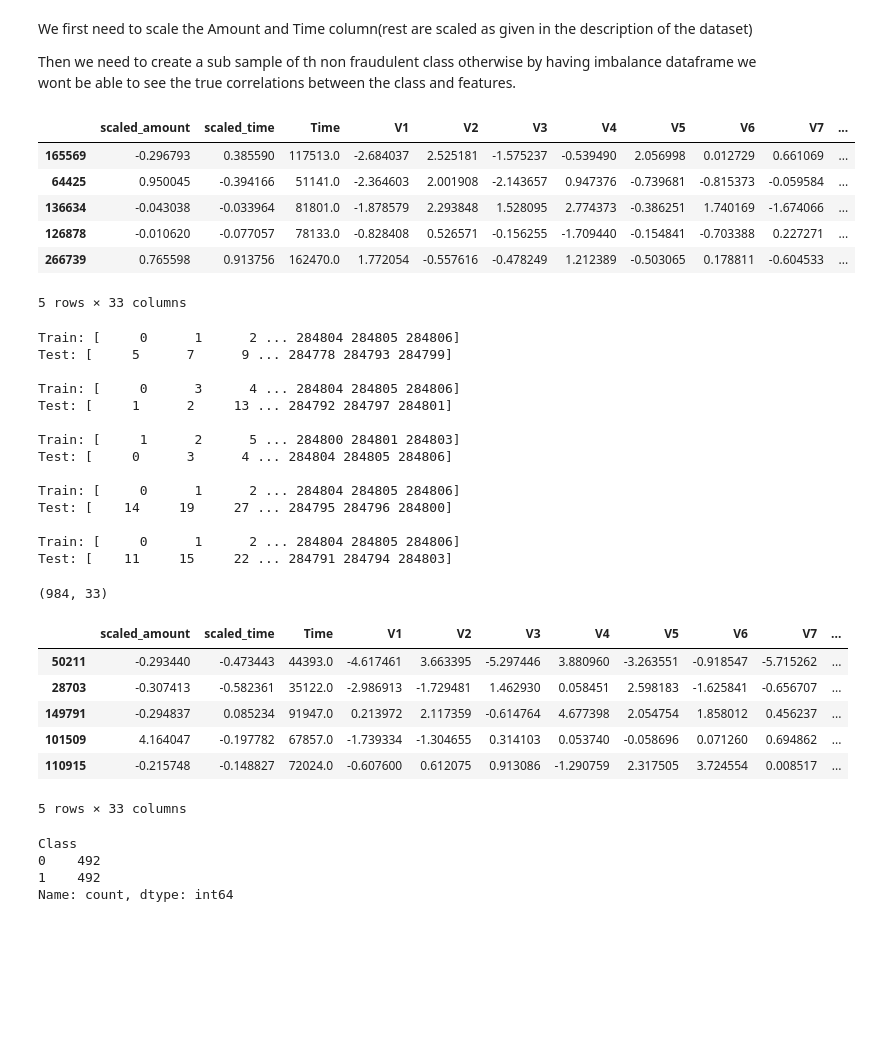
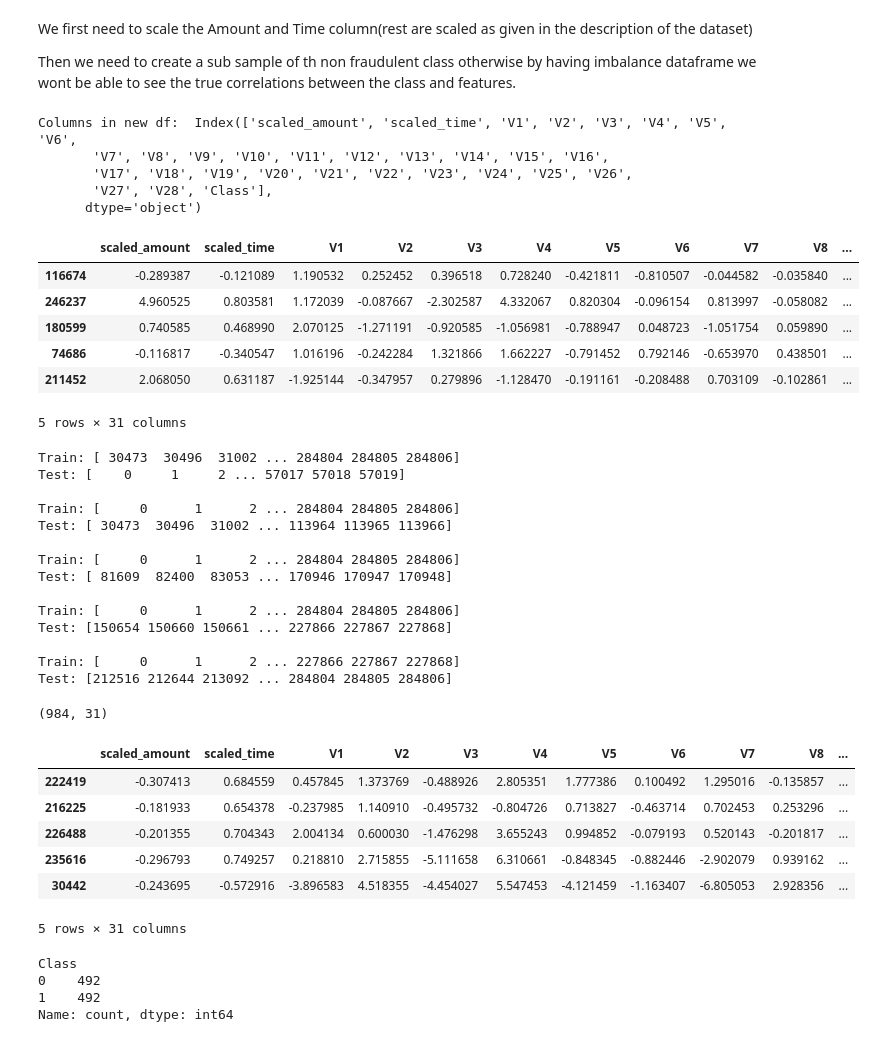
Before and after one commit to harshitaphadtare/credit-fraud, a Jupyter notebook: main.ipynb, the cells around one changed output. Saved outputs shown, nothing was run; the diff lists cells and outputs as text; code cells hidden in the pictures; blank space fills up the shorter version.

Commit message:
started model training

```diff
--- a/main.ipynb
+++ b/main.ipynb
@@ -110,26 +110,33 @@ scaler = RobustScaler()
 # %%
 scaled_amount = scaler.fit_transform(df['Amount'].values.reshape(-1,1))
 scaled_time = scaler.fit_transform(df['Time'].values.reshape(-1,1))
 
 df.insert(0,'scaled_amount',scaled_amount)
 df.insert(1,'scaled_time',scaled_time)
+df.drop(columns=['Amount','Time'],axis=1,inplace=True)
 
+print("Columns in new df: ",df.columns,"\n\n")
 df.sample(5)
 # %% [output]
+Columns in new df:  Index(['scaled_amount', 'scaled_time', 'V1', 'V2', 'V3', 'V4', 'V5', 'V6',
+       'V7', 'V8', 'V9', 'V10', 'V11', 'V12', 'V13', 'V14', 'V15', 'V16',
+       'V17', 'V18', 'V19', 'V20', 'V21', 'V22', 'V23', 'V24', 'V25', 'V26',
+       'V27', 'V28', 'Class'],
+      dtype='object')
-|  | scaled_amount | scaled_time | Time | V1 | V2 | V3 | V4 | V5 | V6 | V7 | ... |
-| 165569 | -0.296793 | 0.385590 | 117513.0 | -2.684037 | 2.525181 | -1.575237 | -0.539490 | 2.056998 | 0.012729 | 0.661069 | ... |
-| 64425 | 0.950045 | -0.394166 | 51141.0 | -2.364603 | 2.001908 | -2.143657 | 0.947376 | -0.739681 | -0.815373 | -0.059584 | ... |
-| 136634 | -0.043038 | -0.033964 | 81801.0 | -1.878579 | 2.293848 | 1.528095 | 2.774373 | -0.386251 | 1.740169 | -1.674066 | ... |
-| 126878 | -0.010620 | -0.077057 | 78133.0 | -0.828408 | 0.526571 | -0.156255 | -1.709440 | -0.154841 | -0.703388 | 0.227271 | ... |
-| 266739 | 0.765598 | 0.913756 | 162470.0 | 1.772054 | -0.557616 | -0.478249 | 1.212389 | -0.503065 | 0.178811 | -0.604533 | ... |
+|  | scaled_amount | scaled_time | V1 | V2 | V3 | V4 | V5 | V6 | V7 | V8 | ... |
+| 116674 | -0.289387 | -0.121089 | 1.190532 | 0.252452 | 0.396518 | 0.728240 | -0.421811 | -0.810507 | -0.044582 | -0.035840 | ... |
+| 246237 | 4.960525 | 0.803581 | 1.172039 | -0.087667 | -2.302587 | 4.332067 | 0.820304 | -0.096154 | 0.813997 | -0.058082 | ... |
+| 180599 | 0.740585 | 0.468990 | 2.070125 | -1.271191 | -0.920585 | -1.056981 | -0.788947 | 0.048723 | -1.051754 | 0.059890 | ... |
+| 74686 | -0.116817 | -0.340547 | 1.016196 | -0.242284 | 1.321866 | 1.662227 | -0.791452 | 0.792146 | -0.653970 | 0.438501 | ... |
+| 211452 | 2.068050 | 0.631187 | -1.925144 | -0.347957 | 0.279896 | -1.128470 | -0.191161 | -0.208488 | 0.703109 | -0.102861 | ... |
-5 rows × 33 columns
+5 rows × 31 columns
 # %%
 #seperating the features
 X = df.drop('Class',axis=1)
 Y = df['Class']
 # %%
 #splitting the data in 5 folds
-skf = StratifiedKFold(n_splits=5,random_state=42,shuffle=True)
+skf = StratifiedKFold(n_splits=5,random_state=None,shuffle=False)
 
 for train_index ,test_index in skf.split(X,Y):
     print("Train:",train_index,"\nTest:",test_index,"\n")
@@ -137,20 +144,20 @@ for train_index ,test_index in skf.split(X,Y):
     X_train,X_test = X.iloc[train_index],X.iloc[test_index]
     Y_train,Y_test = Y.iloc[train_index],Y.iloc[test_index]
 # %% [output]
-Train: [     0      1      2 ... 284804 284805 284806]
-Test: [     5      7      9 ... 284778 284793 284799]
-
-Train: [     0      3      4 ... 284804 284805 284806]
-Test: [     1      2     13 ... 284792 284797 284801]
-
-Train: [     1      2      5 ... 284800 284801 284803]
-Test: [     0      3      4 ... 284804 284805 284806]
+Train: [ 30473  30496  31002 ... 284804 284805 284806]
+Test: [    0     1     2 ... 57017 57018 57019]
 
 Train: [     0      1      2 ... 284804 284805 284806]
-Test: [    14     19     27 ... 284795 284796 284800]
+Test: [ 30473  30496  31002 ... 113964 113965 113966]
 
 Train: [     0      1      2 ... 284804 284805 284806]
-Test: [    11     15     22 ... 284791 284794 284803]
+Test: [ 81609  82400  83053 ... 170946 170947 170948]
+
+Train: [     0      1      2 ... 284804 284805 284806]
+Test: [150654 150660 150661 ... 227866 227867 227868]
+
+Train: [     0      1      2 ... 227866 227867 227868]
+Test: [212516 212644 213092 ... 284804 284805 284806]
 # %%
 #applying random sampling
 df = df.sample(frac=1)
@@ -165,14 +172,14 @@ new_df = normal_distributed_df.sample(frac=1,random_state=42)
 print(new_df.shape)
 new_df.sample(5)
 # %% [output]
-(984, 33)
+(984, 31)
-|  | scaled_amount | scaled_time | Time | V1 | V2 | V3 | V4 | V5 | V6 | V7 | ... |
-| 50211 | -0.293440 | -0.473443 | 44393.0 | -4.617461 | 3.663395 | -5.297446 | 3.880960 | -3.263551 | -0.918547 | -5.715262 | ... |
-| 28703 | -0.307413 | -0.582361 | 35122.0 | -2.986913 | -1.729481 | 1.462930 | 0.058451 | 2.598183 | -1.625841 | -0.656707 | ... |
-| 149791 | -0.294837 | 0.085234 | 91947.0 | 0.213972 | 2.117359 | -0.614764 | 4.677398 | 2.054754 | 1.858012 | 0.456237 | ... |
-| 101509 | 4.164047 | -0.197782 | 67857.0 | -1.739334 | -1.304655 | 0.314103 | 0.053740 | -0.058696 | 0.071260 | 0.694862 | ... |
-| 110915 | -0.215748 | -0.148827 | 72024.0 | -0.607600 | 0.612075 | 0.913086 | -1.290759 | 2.317505 | 3.724554 | 0.008517 | ... |
+|  | scaled_amount | scaled_time | V1 | V2 | V3 | V4 | V5 | V6 | V7 | V8 | ... |
+| 222419 | -0.307413 | 0.684559 | 0.457845 | 1.373769 | -0.488926 | 2.805351 | 1.777386 | 0.100492 | 1.295016 | -0.135857 | ... |
+| 216225 | -0.181933 | 0.654378 | -0.237985 | 1.140910 | -0.495732 | -0.804726 | 0.713827 | -0.463714 | 0.702453 | 0.253296 | ... |
+| 226488 | -0.201355 | 0.704343 | 2.004134 | 0.600030 | -1.476298 | 3.655243 | 0.994852 | -0.079193 | 0.520143 | -0.201817 | ... |
+| 235616 | -0.296793 | 0.749257 | 0.218810 | 2.715855 | -5.111658 | 6.310661 | -0.848345 | -0.882446 | -2.902079 | 0.939162 | ... |
+| 30442 | -0.243695 | -0.572916 | -3.896583 | 4.518355 | -4.454027 | 5.547453 | -4.121459 | -1.163407 | -6.805053 | 2.928356 | ... |
-5 rows × 33 columns
+5 rows × 31 columns
 # %%
 new_df['Class'].value_counts()
 # %% [output]
```
Also changed, not shown: parts of 17 cells of this notebook.
